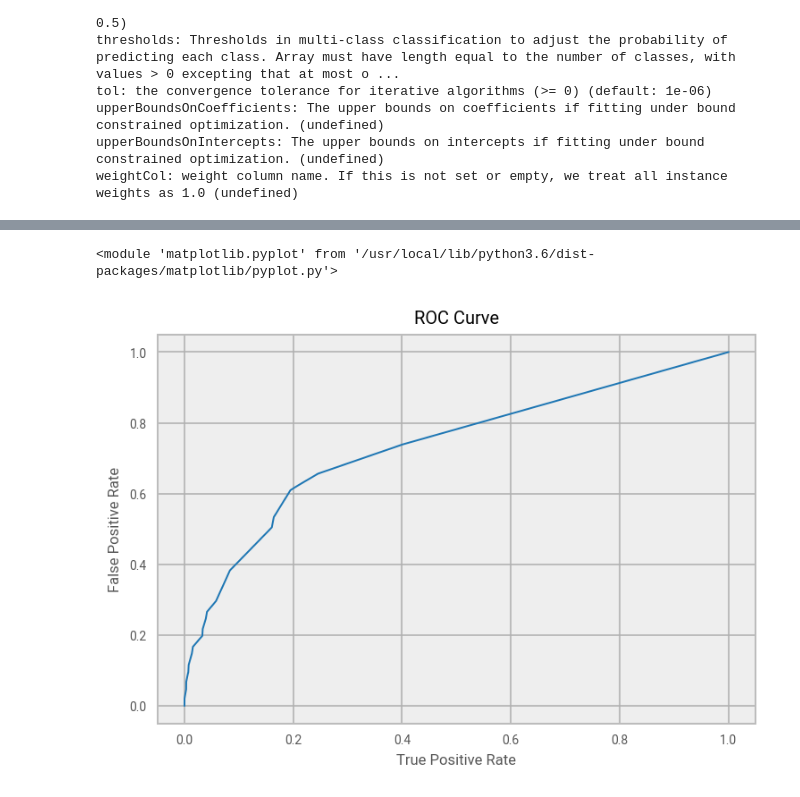
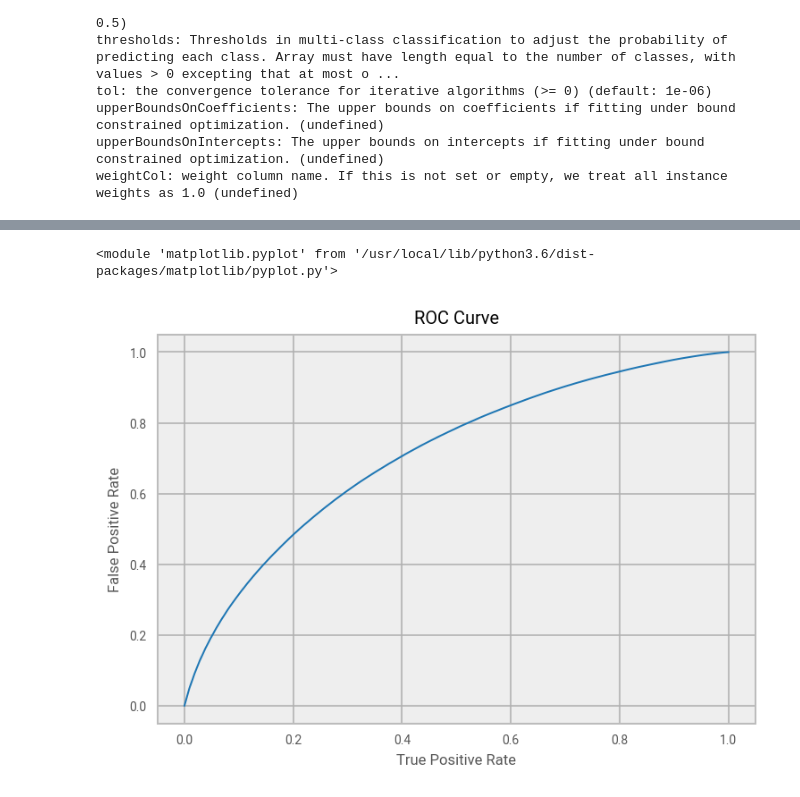
Before and after one commit to harshalpatilR/ml_at_scale, a Jupyter notebook: Part_3_Model_Building.ipynb, the cells around one changed output, grey strips where cells are left out. Drawn from its saved outputs; the diff is of its cells as text; code cells hidden in the pictures.

```diff
--- a/Part_3_Model_Building.ipynb
+++ b/Part_3_Model_Building.ipynb
@@ -16,7 +16,7 @@ spark = SparkSession\
     .config("spark.executor.memory","16g")\
     .config("spark.executor.cores","4")\
     .config("spark.driver.memory","6g")\
-    .config("spark.executor.instances","5")\
+    .config("spark.executor.instances","10")\
     .config("spark.dynamicAllocation.enabled","false")\
     .config("spark.hadoop.fs.s3a.aws.credentials.provider","org.apache.hadoop.fs.s3a.AnonymousAWSCredentialsProvider")\
     .config("spark.yarn.access.hadoopFileSystems","s3a://ml-field")\
@@ -27,9 +27,9 @@ The data that is imported was the smaller data set created in Part 2. This is no
 # %%
 flight_df_original =spark.read.parquet(
-  "s3a://ml-field/demo/flight-analysis/data/airline_parquet_2/",
+  "s3a://ml-field/demo/flight-analysis/data/airline_parquet_partitioned/",
 )
 
-flight_df = flight_df_original.na.drop().limit(1000000)
+flight_df = flight_df_original.na.drop() #.sample(1/600,seed=111)
 flight_df.persist()
 # %% [output]
 DataFrame[FL_DATE: timestamp, OP_CARRIER: string, OP_CARRIER_FL_NUM: string, ORIGIN: string, DEST: string, CRS_DEP_TIME: string, CRS_ARR_TIME: string, CANCELLED: double, CRS_ELAPSED_TIME: double, DIST ...
@@ -67,20 +68,20 @@ Before applying any training to an ML algorithm, you need to check if the format
 # %%
 from pyspark.sql.types import StringType
-from pyspark.sql.functions import udf,substring,weekofyear,concat,col,when,length,lit
+from pyspark.sql.functions import udf,substring,weekofyear,concat,col,when,length,lit,hour
 
 #No longer needed
 #convert_time_to_hour = udf(lambda x: x if len(x) == 4 else "0{}".format(x),StringType())
 
-# flight_df = flight_df\
-#     .withColumn(
-#         'CRS_DEP_HOUR',
-#         when(
-#             length(col("CRS_DEP_TIME")) == 4,col("CRS_DEP_TIME")
-#         )\
-#         .otherwise(concat(lit("0"),col("CRS_DEP_TIME")))
-#     )
+flight_df = flight_df\
+    .withColumn(
+        'CRS_DEP_HOUR',
+        when(
+            length(col("CRS_DEP_TIME")) == 4,col("CRS_DEP_TIME")
+        )\
+        .otherwise(concat(lit("0"),col("CRS_DEP_TIME")))
+    )
 
-flight_df = flight_df.withColumn('CRS_DEP_HOUR',hour('CRS_DEP_TIME').cast('double'))
+flight_df = flight_df.withColumn('CRS_DEP_HOUR',col('CRS_DEP_TIME').cast('double'))
 flight_df = flight_df.withColumn('WEEK',weekofyear('FL_DATE').cast('double'))
 # %%
 flight_df.printSchema()
@@ -294,13 +299,14 @@ maxIter = 15
 # %%
 import matplotlib.pyplot as plt
-trainingSummary = cvModel.bestModel.summary
+#trainingSummary = cvModel.bestModel.summary
+trainingSummary = lrModel.summary
 roc = trainingSummary.roc.toPandas()
 plt.plot(roc['FPR'],roc['TPR'])
 plt.ylabel('False Positive Rate')
 plt.xlabel('True Positive Rate')
 plt.title('ROC Curve')
 plt
 #print('Training set areaUnderROC: ' + str(trainingSummary.areaUnderROC))
 # %% [output]
 <module 'matplotlib.pyplot' from '/usr/local/lib/python3.6/dist-packages/matplotlib/pyplot.py'>
-[figure, old version]
+[figure, new version]
```
Also changed, not shown: parts of 13 cells of this notebook, 3 other files.
